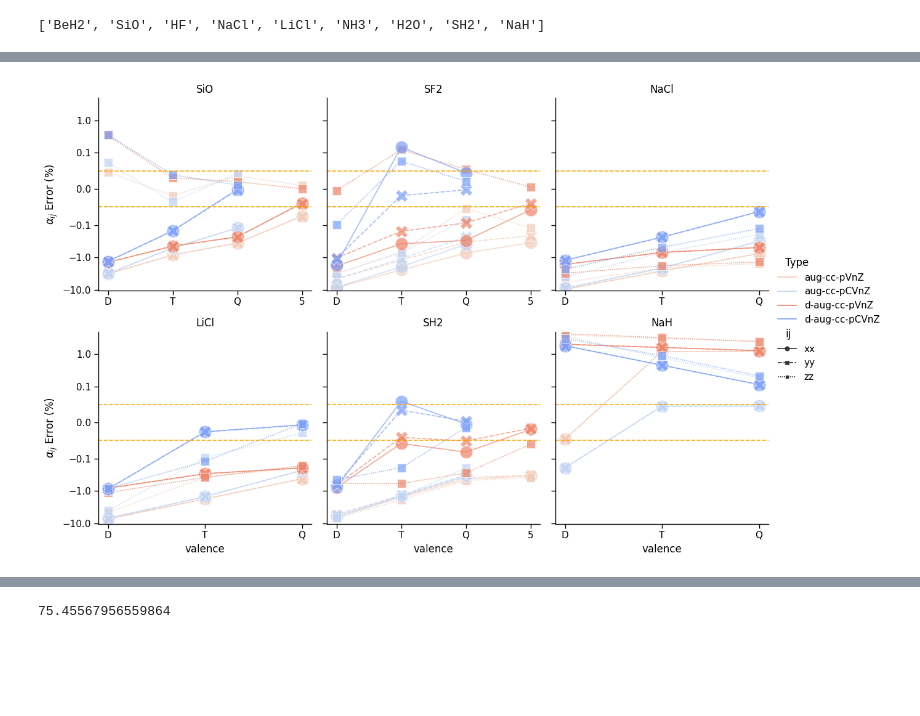
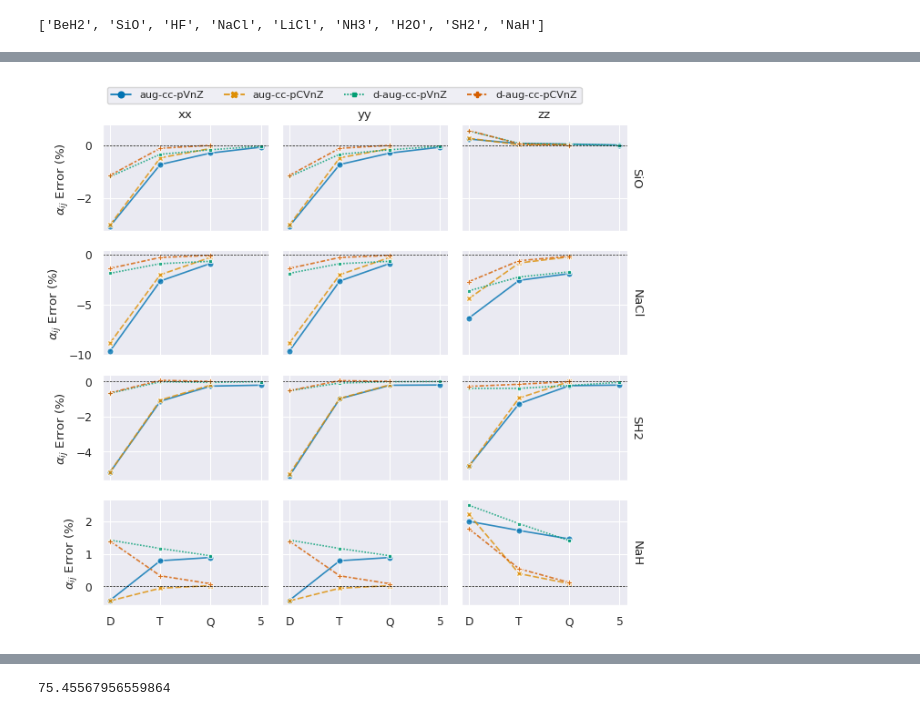
Before and after one commit to ahurta92/QuantumResponsePro, a Jupyter notebook: examples/PolarizabilityPaper/august_convergence.ipynb, the cells around one changed output, grey strips where cells are left out. Saved outputs shown, nothing was run; the diff lists cells and outputs as text; code cells hidden in the pictures; blank space fills up the shorter version.

```diff
--- a/examples/PolarizabilityPaper/august_convergence.ipynb
+++ b/examples/PolarizabilityPaper/august_convergence.ipynb
@@ -27,4 +30,6 @@ mols = glob.glob('/mnt/data/madness_data/post_watoc/august/molecules/*.mol')
 mols = [mol.split('/')[-1].split('.')[0] for mol in mols]
+# %%
+# remove LiH_s from mols
+mols.remove('LiH_s')
 # %%
-august_database = PolarizabilityData(mols, 'hf', 'dipole', all_basis_sets, database_path,
-                                     overwrite=False)
+august_database = PolarizabilityData(mols, 'hf', 'dipole', all_basis_sets, database_path, overwrite=True)
@@ -102,8 +141,8 @@ with sns.plotting_context('paper', font_scale=1.00):
         ax.set_xticklabels(xl)
 
         ax.set_yscale('symlog', linthresh=1e-1)
-        ax.axhline(y=.02, linestyle='--', color='orange')
-        ax.axhline(y=-.02, linestyle='--', color='orange')
+        ax.axhline(y=.05, linestyle='--', color='orange')
+        ax.axhline(y=-.05, linestyle='--', color='orange')
         # for the symlog scale to regular notation with no decimal places for the y axis
         ax.yaxis.set_major_formatter(ScalarFormatter())
         ax.yaxis.set_major_formatter(FormatStrFormatter('%2g'))
@@ -129,8 +168,6 @@ with sns.plotting_context('paper', font_scale=1.00):
 g._legend.remove()
 g.fig.legend(loc='center', bbox_to_anchor=(0.5, 1.05), ncol=3, fancybox=True, fontsize=10)
 g.fig.tight_layout()
-
-g.fig.savefig(paper_path.joinpath('alpha_error.png'), dpi=600, bbox_inches='tight')
 # %% [output]
 D
 T
@@ -460,6 +551,6 @@ ij_basis_data=MRAComparedBasisDF(august_database.alpha_eigen, ['molecule', 'ij',
 # %%
 # query molecules with alphaE.abs()>.2 in singly augmented 5Z basis
-plot_data = basis_data.query('valence=="Q" and gammaE.abs()>4.0 & gamma>1e-3').copy()
+plot_data = basis_data.query('valence=="Q" and gammaE.abs()>4.0 & gamma>1e-2').copy()
 gamma_outliers = plot_data.molecule.unique()
 gamma_outliers.tolist()
 # %% [output]
@@ -501,38 +600,41 @@ g.savefig(paper_path.joinpath('first_and_fluorine_component_error.png'), dpi=600
 # %%
-
 gamma_outliers = plot_data.molecule.unique()
 gamma_outliers.tolist()
 
 gamma_outliers = gamma_outliers.tolist() + ['SF2']
+
+selected = ['SiO', 'NaCl', 'SH2', 'NaH']
+
 ms = ['Second-row']
-p_data = ij_basis_data.query('molecule.isin(@gamma_outliers) and mol_system.isin'
-                             '(@ms) and omega==8')
+p_data = ij_basis_data.query('molecule.isin(@selected) and mol_system.isin'
+                             '(@ms) and omega==0').copy()
 #remove
-facet_kw = {'sharey': True, 'sharex': False}
-# plot valence vs alpha error with component hue for each molecule
-with sns.plotting_context('paper', font_scale=1.25, ):
-    g = sns.relplot(col='molecule',
-                    x='valence', y='alphaE', style='ij', hue='Type', kind='line',
+facet_kw = {'sharey': "row", 'sharex': True, "margin_titles": True}
+# plot valence vs alpha error with component hue for each moleculek
+with sns.plotting_context('paper', font_scale=1.0, ):
+    g = sns.relplot(row='molecule',
+                    x='valence', y='alphaE', col='ij',
+                    hue='Type',
+                    style='Type',
+                    kind='line',
                     data=p_data,
-                    palette=simple_pal,
+                    palette="colorblind",
                     markers=True,
-                    col_wrap=3,
-                    height=4, aspect=1, facet_kws=facet_kw, ms=15, alpha=.7)
+                    dashes=True,
+                    height=1.5, aspect=1.2, facet_kws=facet_kw, ms=5, alpha=.8)
     # adjust the title to read D=$\zeta$D, T=$\zeta$T, etc.
     g.set_titles(col_template='{col_name}')
     g.set_ylabels(r'$\alpha_{ij}$ Error (%)')
+    g.set_titles(col_template='{col_name}', row_template='{row_name}')
+    g.set_xlabels('')
 
     for ax in g.axes.flat:
-        # draw horizontal line at .05%rue
-        ax.set_yscale('symlog', linthresh=1e-1)
-        ax.axhline(y=.05, linestyle='--', color='orange')
-        ax.axhline(y=-.05, linestyle='--', color='orange')
-        # set the yaxis to scalar formatter
-        ax.yaxis.set_major_formatter(ScalarFormatter())
-        # make the y limits symmetrical for each plot using the max absolute value
-        max_lim = max(abs(ax.get_ylim()[0]), abs(ax.get_ylim()[1]))
+        ax.axhline(y=.0, linestyle='--', color='black', linewidth=.5)
 
+g.fig.tight_layout()
+g._legend.remove()
+g.fig.legend(loc='upper center', bbox_to_anchor=(0.5, 1.025), fancybox=True, ncol=4, fontsize=8)
 g.savefig(paper_path.joinpath('component_error.png'), dpi=600)
 # %% [output]
-[figure, old version]
+[figure, new version]
 # %%
```
Also changed, not shown: parts of 43 cells of this notebook, 30 other files.
